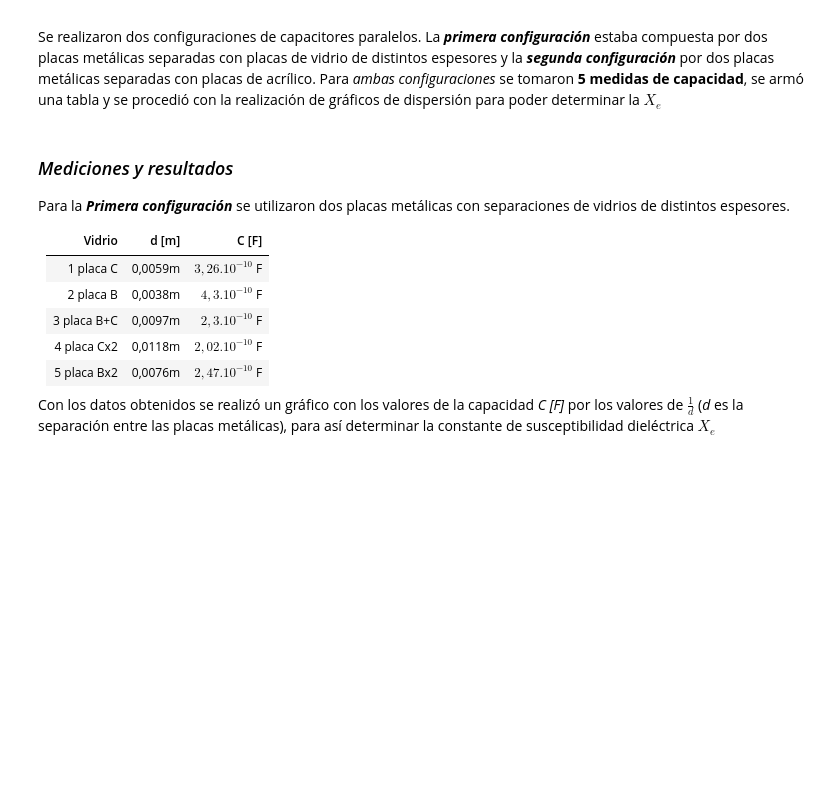
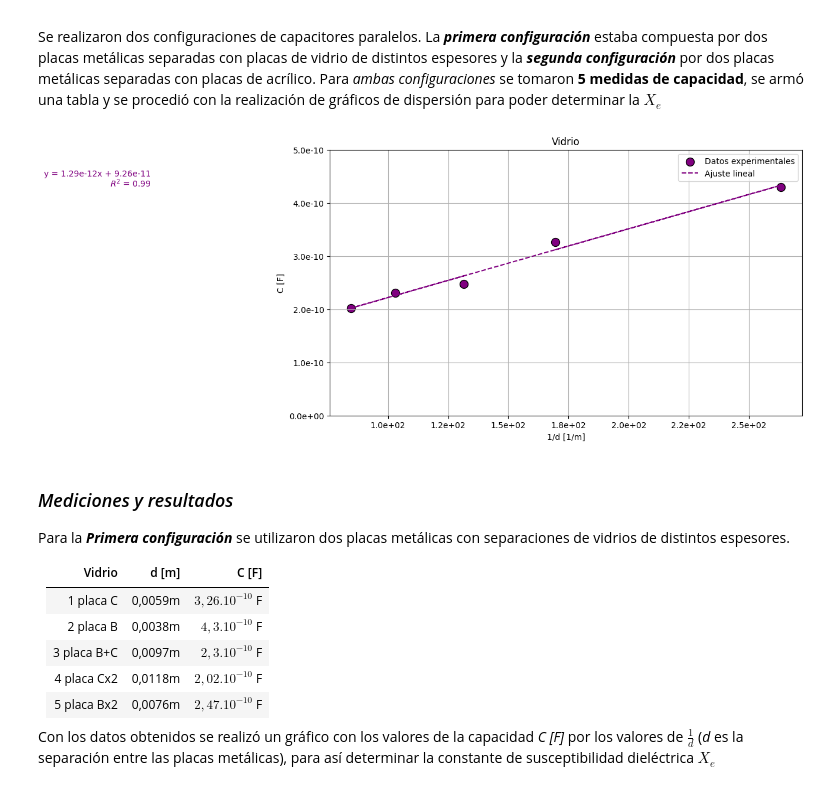
Before and after one commit to FrancoMosca/LaboEyM, a Jupyter notebook: tp_capacitores.ipynb, the cells around one changed output. Drawn from its saved outputs; the diff is of its cells as text; code cells hidden in the pictures; blank space fills up the shorter version.

```diff
--- a/tp_capacitores.ipynb
+++ b/tp_capacitores.ipynb
@@ -49,6 +49,55 @@ Las placas metálicas se conectaron a un capacimetro digital para obtener los di
 ![conf-vidrio2.jpg](attachment:63bff484-7371-4bf3-b7bc-7e70bde6ec6f.jpg)
 
 Se realizaron dos configuraciones de capacitores paralelos. La **_primera configuración_** estaba compuesta por dos placas metálicas separadas con placas de vidrio de distintos espesores y la **_segunda configuración_** por dos placas metálicas separadas con placas de acrílico. Para _ambas configuraciones_ se tomaron **5 medidas de capacidad**, se armó una tabla y se procedió con la realización de gráficos de dispersión para poder determinar la ${X_{e}}$
+# %%
+import matplotlib.pyplot as plt
+import numpy as np
+import matplotlib.ticker as ticker
+
+# Valores de la tabla
+d_values = [0.0059, 0.0038, 0.0097, 0.0118, 0.0076]  # Valores de d [m]
+C_values = [3.26e-10, 4.3e-10, 2.31e-10, 2.02e-10, 2.47e-10]  # Valores de C [F]
+
+# Convertir los valores de d a 1/d para el gráfico
+inv_d_values = [1/d for d in d_values]
+
+# Ajuste lineal (recta) a los datos
+coef = np.polyfit(inv_d_values, C_values, 1)
+poly1d_fn = np.poly1d(coef)  # Función polinómica de ajuste
+
+# Crear el gráfico
+plt.figure(figsize=(10, 6))  # Aumentar el ancho de la figura
+plt.scatter(inv_d_values, C_values, color='purple', label="Datos experimentales", s=100, edgecolor='black')
+
+# Agregar la línea de ajuste
+plt.plot(inv_d_values, poly1d_fn(inv_d_values), '--', color='purple', label="Ajuste lineal")
+
+# Configuraciones del gráfico
+plt.title('Vidrio')
+plt.xlabel('1/d [1/m]')
+plt.ylabel('C [F]')
+plt.ylim(0, 5.0e-10)
+plt.legend()
+plt.grid(True)
+
+# Formato científico para los ejes
+ax = plt.gca()
+ax.yaxis.set_major_formatter(ticker.FormatStrFormatter('%.1e'))  # Formato científico para el eje y
+ax.xaxis.set_major_formatter(ticker.FormatStrFormatter('%.1e'))  # Formato científico para el eje x
+
+# Ajustar márgenes
+plt.subplots_adjust(left=0.1, right=0.9, top=0.9, bottom=0.15)
+
+# Mostrar la ecuación de la recta y R² fuera del gráfico
+m, b = coef
+plt.text(1.5, 4.5e-10, f'y = {m:.2e}x + {b:.2e}', fontsize=10, color='purple', ha='right')
+R2 = np.corrcoef(inv_d_values, C_values)[0, 1]**2
+plt.text(1.5, 4.3e-10, f'$R^2$ = {R2:.2f}', fontsize=10, color='purple', ha='right')
+
+# Mostrar el gráfico
+plt.show()
+# %% [output]
+[figure, added]
 # %% [markdown]
 ### _Mediciones y resultados_
 Para la **_Primera configuración_** se utilizaron dos placas metálicas con separaciones de vidrios de distintos espesores.
```
Also changed, not shown: parts of 3 cells of this notebook.
